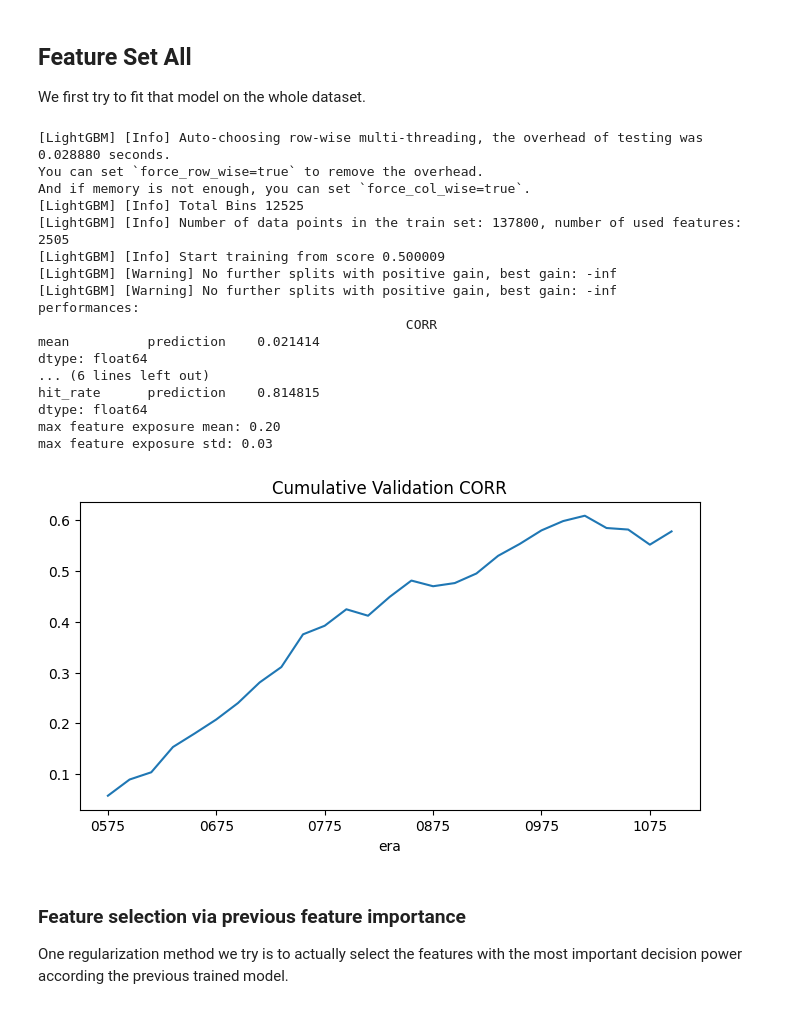
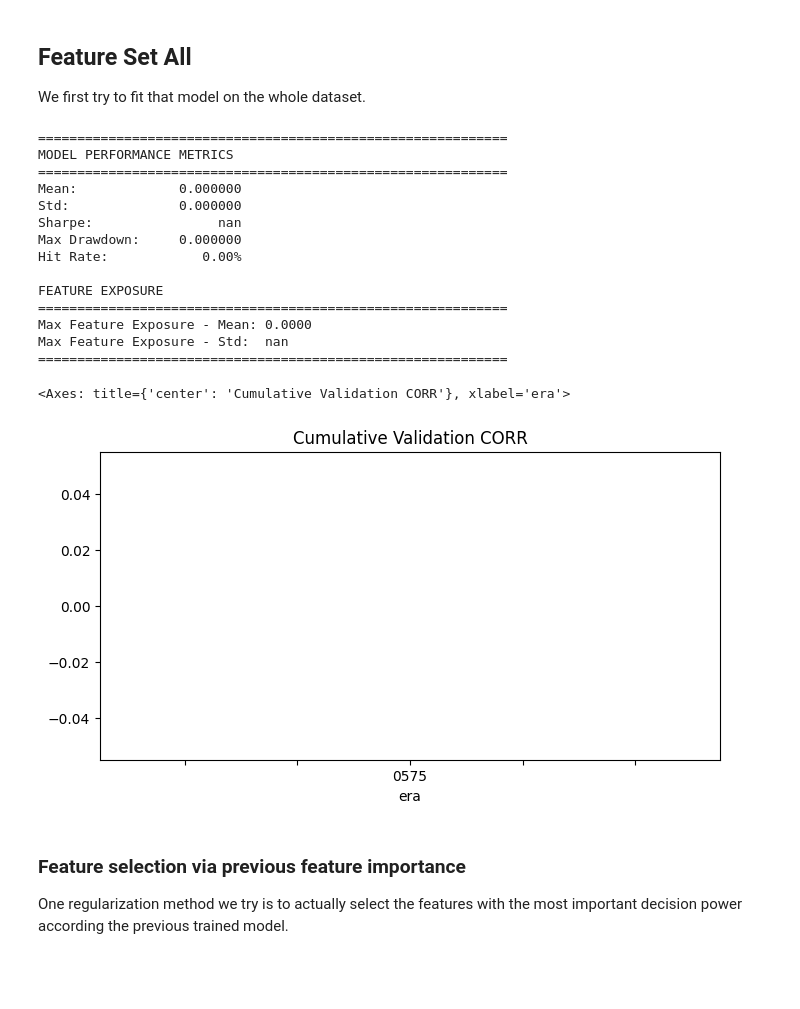
Before and after one commit to alexisbouley2/numerai, a Jupyter notebook: notebooks/3-experiments.ipynb, the cells around one changed output. Drawn from its saved outputs; the diff is of its cells as text; code cells hidden in the pictures; blank space fills up the shorter version.

```diff
--- a/3-experiments.ipynb
+++ b/notebooks/3-experiments.ipynb
@@ -43,7 +51,3 @@ We reserve the last 100th eras for test evaluation.
-# %%
-#Keep the last 100th eras for test set
-validation_era = validation["era"].unique()[:-100]
-validation = validation[validation["era"].isin(validation_era)]
 # %% [markdown]
 We remove first validation eras to prevent data leakage.
 # %%
@@ -84,10 +88,6 @@ To assess the quality of a prediction, we will use the following metrics:
 
 - `hit_rate`: Success rate indicator.
 # %%
-from numerai_tools.scoring import numerai_corr
-import warnings
-import pandas as pd
-import numpy as np
 
 
 def fit_and_evaluate_model(model, train, validation, feature_set):
@@ -124,11 +124,12 @@ def fit_and_evaluate_model(model, train, validation, feature_set):
         per_era_corr.fillna(0, inplace=True)
 
     # Compute performance metrics
-    corr_mean = per_era_corr.mean()
-    corr_std = per_era_corr.std(ddof=0)
+    corr_mean = per_era_corr.mean().item()
+    corr_std = per_era_corr.std(ddof=0).item()
     corr_sharpe = corr_mean / corr_std if corr_std > 0 else np.nan
-    corr_max_drawdown = (per_era_corr.cumsum().expanding(min_periods=1).max() - per_era_corr.cumsum()).max()
-    corr_hit_rate = (per_era_corr > 0).mean()
+    corr_max_drawdown = (per_era_corr.cumsum().expanding(min_periods=1).max() - per_era_corr.cumsum()).max().item()
+    corr_hit_rate = (per_era_corr > 0).mean().item()
+
 
     # Display performance metrics
     print("=" * 60)
@@ -205,46 +211,42 @@ It allow to draw any boundary decision.
 
 We first try to fit that model on the whole dataset.
 # %%
-import lightgbm as lgb
-
-
 model = lgb.LGBMRegressor(
-  n_estimators=30_000,
-  learning_rate=0.001,
-  max_depth=10,
-  num_leaves=2**10,
+  n_estimators=2000,
+  learning_rate=0.01,
+  max_depth=5,
+  num_leaves=2**5-1,
   colsample_bytree=0.1,
-  min_data_in_leaf=10000
+  verbose=-1,
+  seed=42
   )
 
 per_era_corr = fit_and_evaluate_model(model, train, validation, feature_set)
 
 # Plot the cumulative per-era correlation
 per_era_corr.cumsum().plot(
 title="Cumulative Validation CORR",
 kind="line",
 figsize=(8, 4),
 legend=False
 )
 # %% [output]
-[LightGBM] [Info] Auto-choosing row-wise multi-threading, the overhead of testing was 0.028880 seconds.
-You can set `force_row_wise=true` to remove the overhead.
-And if memory is not enough, you can set `force_col_wise=true`.
-[LightGBM] [Info] Total Bins 12525
-[LightGBM] [Info] Number of data points in the train set: 137800, number of used features: 2505
-[LightGBM] [Info] Start training from score 0.500009
-[LightGBM] [Warning] No further splits with positive gain, best gain: -inf
-[LightGBM] [Warning] No further splits with positive gain, best gain: -inf
-performances:
-                                               CORR
-mean          prediction    0.021414
-dtype: float64
-... (6 lines left out)
-hit_rate      prediction    0.814815
-dtype: float64
-max feature exposure mean: 0.20
-max feature exposure std: 0.03
+============================================================
+MODEL PERFORMANCE METRICS
+============================================================
+Mean:             0.000000
+Std:              0.000000
+Sharpe:                nan
+Max Drawdown:     0.000000
+Hit Rate:            0.00%
+
+FEATURE EXPOSURE
+============================================================
+Max Feature Exposure - Mean: 0.0000
+Max Feature Exposure - Std:  nan
+============================================================
+<Axes: title={'center': 'Cumulative Validation CORR'}, xlabel='era'>
-[figure, old version]
+[figure, new version]
 # %% [markdown]
 ### Feature selection via previous feature importance
 
```
Also changed, not shown: parts of 12 cells of this notebook, 6 other files.
